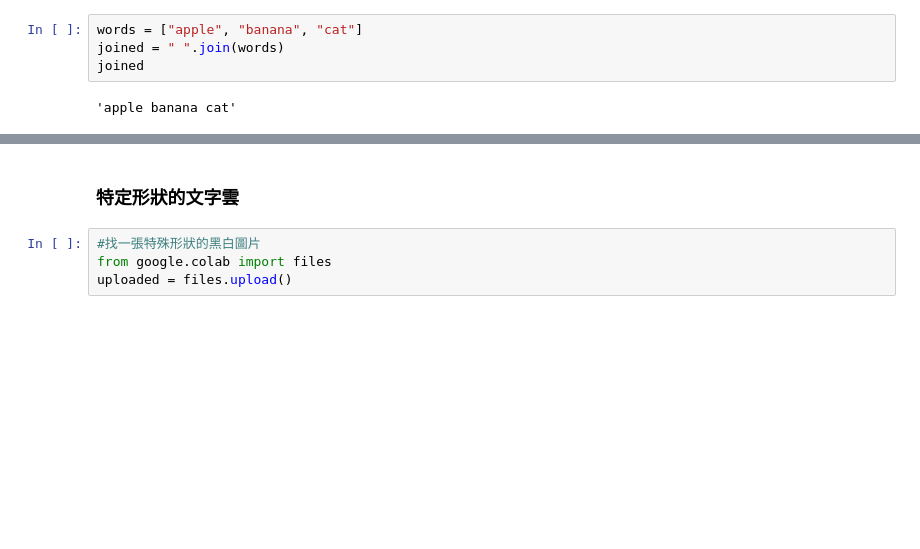
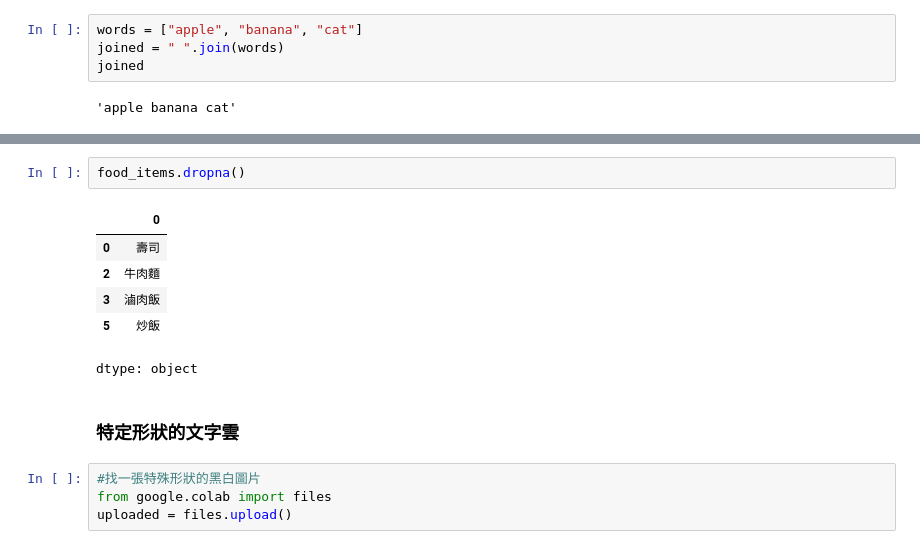
Before and after one commit to Huwalli/PLta, a Jupyter notebook: 資料視覺化.ipynb, the cells around one changed output, grey strips where cells are left out. Saved outputs shown, nothing was run; the diff lists cells and outputs as text; blank space fills up the shorter version.

```diff
--- a/資料視覺化.ipynb
+++ b/資料視覺化.ipynb
@@ -298,3 +311,12 @@ joined
+# %%
+food_items.dropna()
+# %% [output]
+|  | 0 |
+| 0 | 壽司 |
+| 2 | 牛肉麵 |
+| 3 | 滷肉飯 |
+| 5 | 炒飯 |
+dtype: object
 # %% [markdown]
 ### 特定形狀的文字雲
 # %%
```
Also changed, not shown: parts of 1 cell of this notebook.
